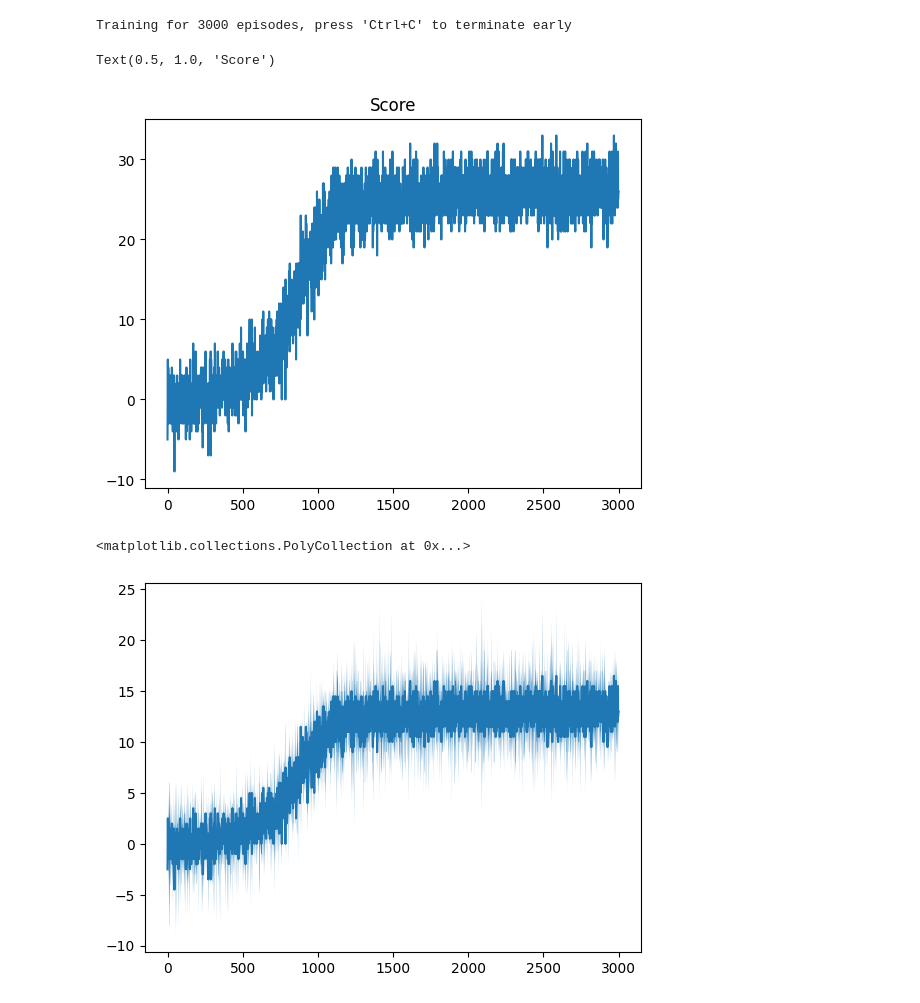
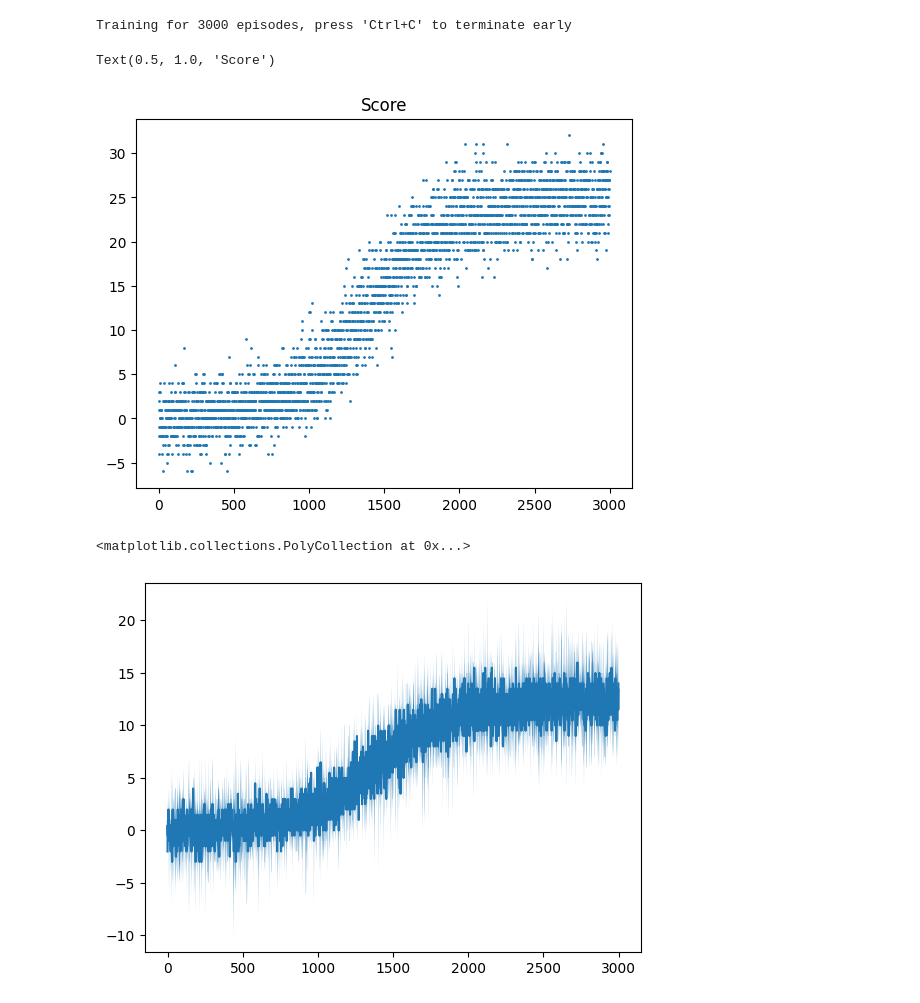
Before and after one commit to news-vt/eqmarl, a Jupyter notebook: coingame_maa2c_classical_small.ipynb, the cells around one changed output. Cells and saved outputs as stored; diff of their text form; code cells hidden in the pictures.

```diff
--- a/coingame_maa2c_classical_small.ipynb
+++ b/coingame_maa2c_classical_small.ipynb
@@ -56,7 +56,8 @@ def generate_model_critic_classical(units: list[int], activation: str = 'relu',
 # Shared actor.
 model_actor = generate_model_actor_classical(
     n_actions=n_actions,
-    units=[16, 8],
+    # units=[16, 8],
+    units=[12],
     name=f"actor-classical-shared"
     )
 optimizer_actor = keras.optimizers.Adam(learning_rate=1e-3)
@@ -84,7 +83,8 @@ _________________________________________________________________
 # %%
 # Classical critic.
 model_critic = generate_model_critic_classical(
-    units=[16, 8],
+    # units=[16, 8],
+    units=[12],
     name=f"critic-classical-joint"
     )
 optimizer_critic = keras.optimizers.Adam(learning_rate=1e-3)
@@ -160,11 +158,12 @@ Training for 3000 episodes, press 'Ctrl+C' to terminate early
 reward_history, metrics_history = algo.load_train_results(metrics_file)
 # %%
 score = np.sum(reward_history, axis=-1)
-plt.plot(score)
+# plt.plot(score)
+plt.scatter(list(range(len(score))), score, s=1)
 plt.title('Score')
 # %% [output]
 Text(0.5, 1.0, 'Score')
-[figure, old version]
+[figure, new version]
 # %%
 reward_history_mean = np.mean(reward_history, axis=-1)
 reward_history_std = np.std(reward_history, axis=-1)
@@ -173,7 +172,7 @@ plt.plot(x, reward_history_mean)
 plt.fill_between(x, reward_history_mean + reward_history_std, reward_history_mean - reward_history_std)
 # %% [output]
 <matplotlib.collections.PolyCollection at 0x...>
-[figure, old version]
+[figure, new version]
 # %%
 for k, v in metrics_history.items():
     plt.figure()
```
Also changed, not shown: parts of 4 cells of this notebook.
